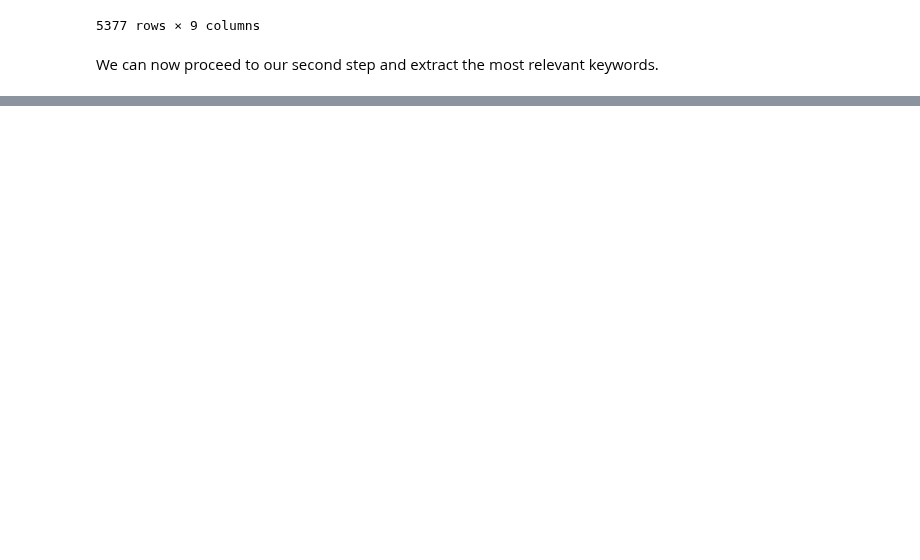
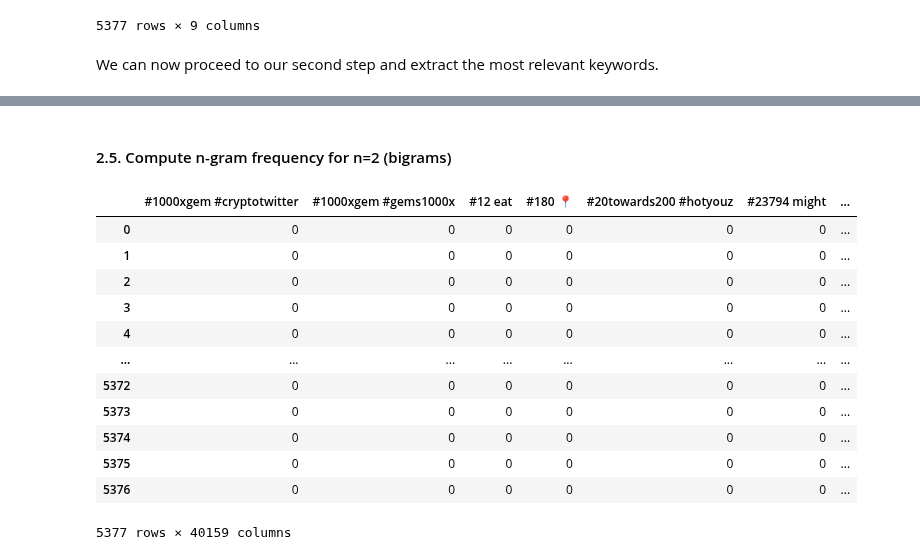
Before and after one commit to polltter/share, a Jupyter notebook: notebooks/kw_extraction.ipynb, the cells around one changed output, grey strips where cells are left out. Cells and saved outputs as stored; diff of their text form; code cells hidden in the pictures; blank space fills up the shorter version.

```diff
--- a/notebooks/kw_extraction.ipynb
+++ b/notebooks/kw_extraction.ipynb
@@ -434,0 +372,26 @@ wordcloud(df_freq['tfidf'], title='TF-IDF', additional_stopwords=add_stop)
+# %% [markdown]
+#### 2.5. Compute n-gram frequency for n=2 (bigrams)
+# %%
+bow_vectorizer_ngrams = CountVectorizer(lowercase=True,
+                                        tokenizer=tokens_nopunct,
+                                        stop_words=stopwords,
+                                        ngram_range=(2, 2))
+
+cv_bow_ngrams = bow_vectorizer_ngrams.fit_transform(df_en['text'])
+df_cv_bow_ngrams = pd.DataFrame(cv_bow_ngrams.toarray(), columns=bow_vectorizer_ngrams.get_feature_names_out())
+
+df_cv_bow_ngrams
+# %% [output]
+|  | #1000xgem #cryptotwitter | #1000xgem #gems1000x | #12 eat | #180 📍 | #20towards200 #hotyouz | #23794 might | ... |
+| 0 | 0 | 0 | 0 | 0 | 0 | 0 | ... |
+| 1 | 0 | 0 | 0 | 0 | 0 | 0 | ... |
+| 2 | 0 | 0 | 0 | 0 | 0 | 0 | ... |
+| 3 | 0 | 0 | 0 | 0 | 0 | 0 | ... |
+| 4 | 0 | 0 | 0 | 0 | 0 | 0 | ... |
+| ... | ... | ... | ... | ... | ... | ... | ... |
+| 5372 | 0 | 0 | 0 | 0 | 0 | 0 | ... |
+| 5373 | 0 | 0 | 0 | 0 | 0 | 0 | ... |
+| 5374 | 0 | 0 | 0 | 0 | 0 | 0 | ... |
+| 5375 | 0 | 0 | 0 | 0 | 0 | 0 | ... |
+| 5376 | 0 | 0 | 0 | 0 | 0 | 0 | ... |
+5377 rows × 40159 columns
```
Also changed, not shown: parts of 70 cells of this notebook.
